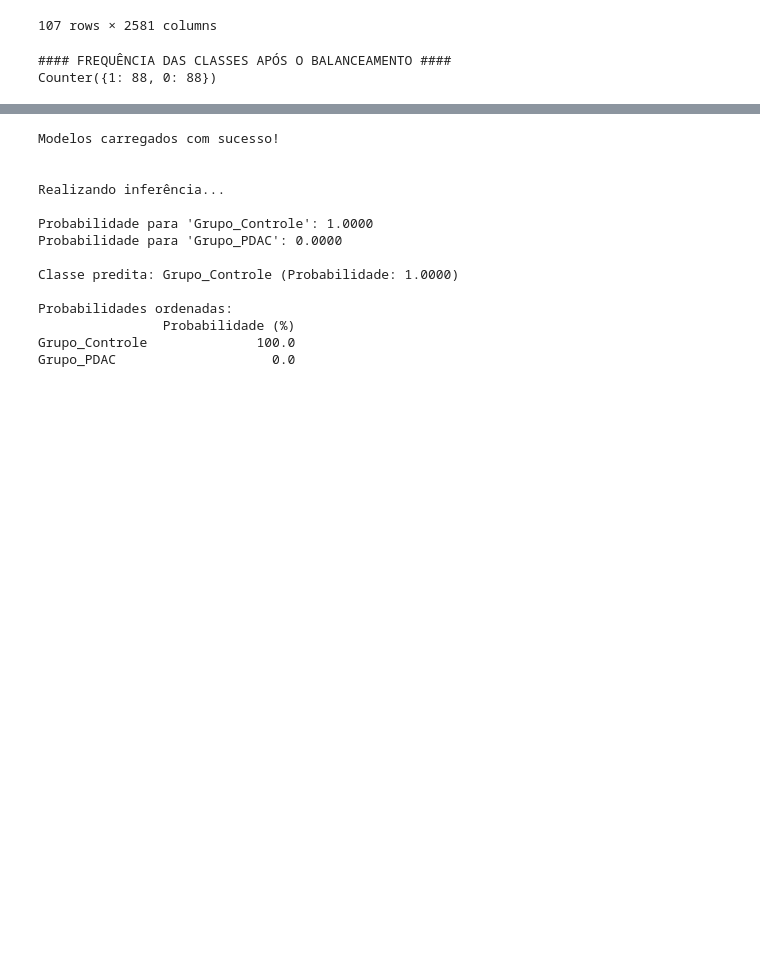
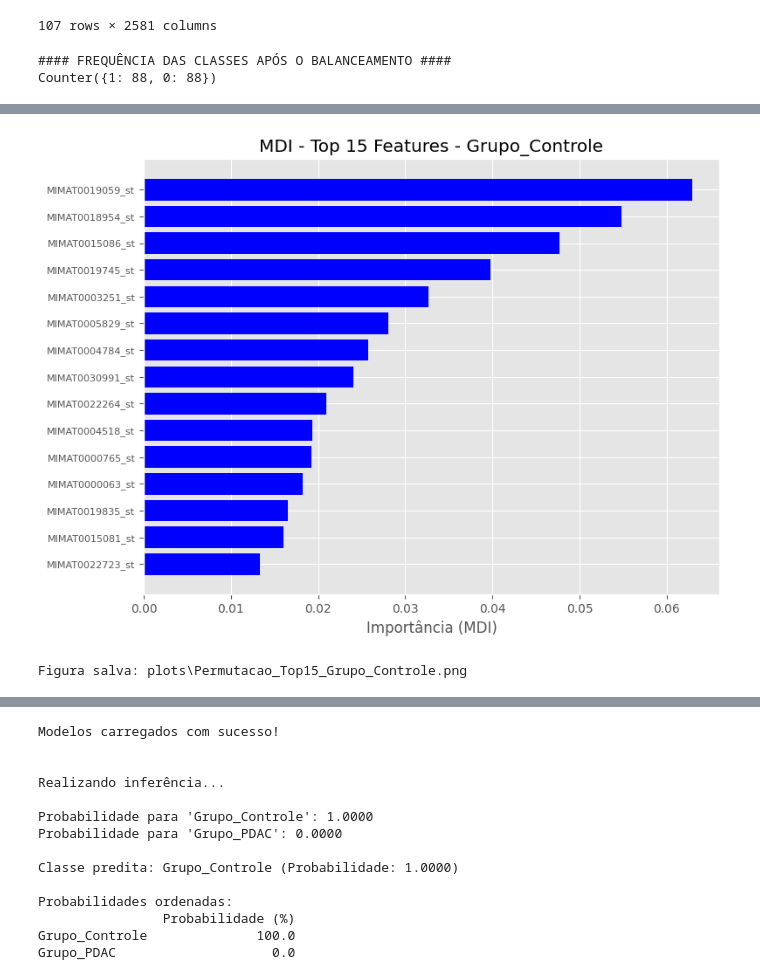
Before and after one commit to cassi-du/TCC_Mirnas, a Jupyter notebook: TCC_Mirnas_DecisionTree.ipynb, the cells around one changed output, grey strips where cells are left out. Cells and saved outputs as stored; diff of their text form; code cells hidden in the pictures; blank space fills up the shorter version.

```diff
--- a/TCC_Mirnas_DecisionTree.ipynb
+++ b/TCC_Mirnas_DecisionTree.ipynb
@@ -242,0 +206,16 @@ plt.show()
+# %%
+# Inspecionar árvore treinada (DecisionTree) - export_text (mostra top splits)
+from sklearn.tree import export_text
+
+for classe in ['Grupo_Controle', 'Grupo_PDAC']:
+    modelo_path = os.path.join(os.getcwd(), 'models_Tree', f"modelo_{classe.replace(' ', '_')}.joblib")
+    if os.path.exists(modelo_path):
+        tree_model = load(modelo_path)
+        print(f"\n--- Árvore para {classe} (primeiras 4 níveis) ---")
+        try:
+            tree_text = export_text(tree_model, feature_names=list(dados_processados.columns), max_depth=4)
+            print(tree_text[:4000])  # limitar saída
+        except Exception as e:
+            print('Falha export_text:', e)
+    else:
+        print('Modelo não encontrado:', modelo_path)
@@ -242,0 +240,62 @@ plt.show()
+# %%
+# Visualizações para Random Forest (salvar 4 gráficos: MDI & Permutação por classe)
+print("\n Análise de Importância das Features na Random Forest")
+
+plt.style.use('ggplot')
+# Criar pasta para salvar figuras (útil para incluir no TCC)
+os.makedirs('plots', exist_ok=True)
+top_k = 15  # número de features a exibir (ajustável)
+
+for classe in ['Grupo_Controle', 'Grupo_PDAC']:
+    if classe in rf_importances and classe in rf_perm:
+        imp = rf_importances[classe]
+        perm = rf_perm[classe]
+        features = dados_processados.columns
+
+        imp_df = pd.DataFrame({
+            'Feature': features,
+            'Importância (MDI)': imp,
+            'Importância (Permutação)': perm.importances_mean
+        })
+
+        k = min(top_k, len(imp_df))
+
+        # --- Gráfico 1: MDI (top k por MDI) ---
+        top_mdi = imp_df.nlargest(k, 'Importância (MDI)').iloc[::-1]
+        fig, ax = plt.subplots(figsize=(8, 6))
+        ax.barh(top_mdi['Feature'], top_mdi['Importância (MDI)'], color='blue')
+        ax.set_title(f'MDI - Top {k} Features - {classe}')
+        ax.set_xlabel('Importância (MDI)')
+        ax.tick_params(axis='y', labelsize=8)
+        plt.tight_layout()
+        out_mdi = os.path.join('plots', f'MDI_Top{k}_{classe}.png')
+        fig.savefig(out_mdi, dpi=300, bbox_inches='tight')
+        print(f'Figura salva: {out_mdi}')
+        plt.show()
+        plt.close(fig)
+
+        # --- Gráfico 2: Permutação (top k por Permutação) ---
+        top_perm = imp_df.nlargest(k, 'Importância (Permutação)').iloc[::-1]
+        fig, ax = plt.subplots(figsize=(8, 6))
+        ax.barh(top_perm['Feature'], top_perm['Importância (Permutação)'], color='red')
+        ax.set_title(f'Permutação - Top {k} Features - {classe}')
+        ax.set_xlabel('Importância (Permutação)')
+        ax.tick_params(axis='y', labelsize=8)
+        plt.tight_layout()
+        out_perm = os.path.join('plots', f'Permutacao_Top{k}_{classe}.png')
+        fig.savefig(out_perm, dpi=300, bbox_inches='tight')
+        print(f'Figura salva: {out_perm}')
+        plt.show()
+        plt.close(fig)
+
+# Imprimir correlação entre as métricas por classe
+for classe in ['Grupo_Controle', 'Grupo_PDAC']:
+    if classe in rf_importances and classe in rf_perm:
+        mdi = rf_importances[classe]
+        perm = rf_perm[classe].importances_mean
+        try:
+            corr = np.corrcoef(mdi, perm)[0,1]
+        except Exception:
+            corr = float('nan')
+        print(f"\nCorrelação entre MDI e Permutação para {classe}: {corr:.4f}")
+# %% [output]
@@ -242,0 +304,2 @@ plt.show()
+[figure, added]
+Figura salva: plots\Permutacao_Top15_Grupo_Controle.png
```
Also changed, not shown: parts of 9 cells of this notebook, 11 other files.
